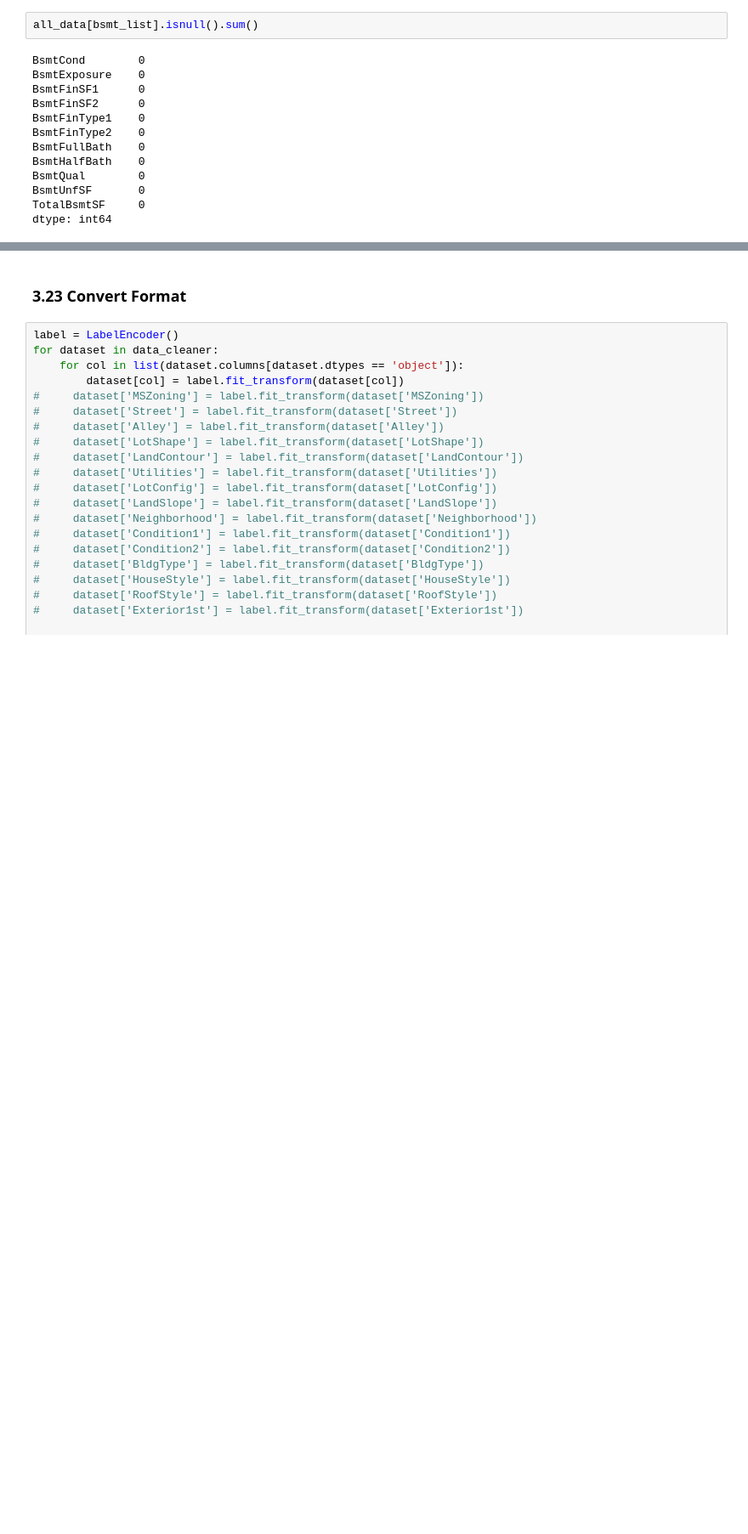
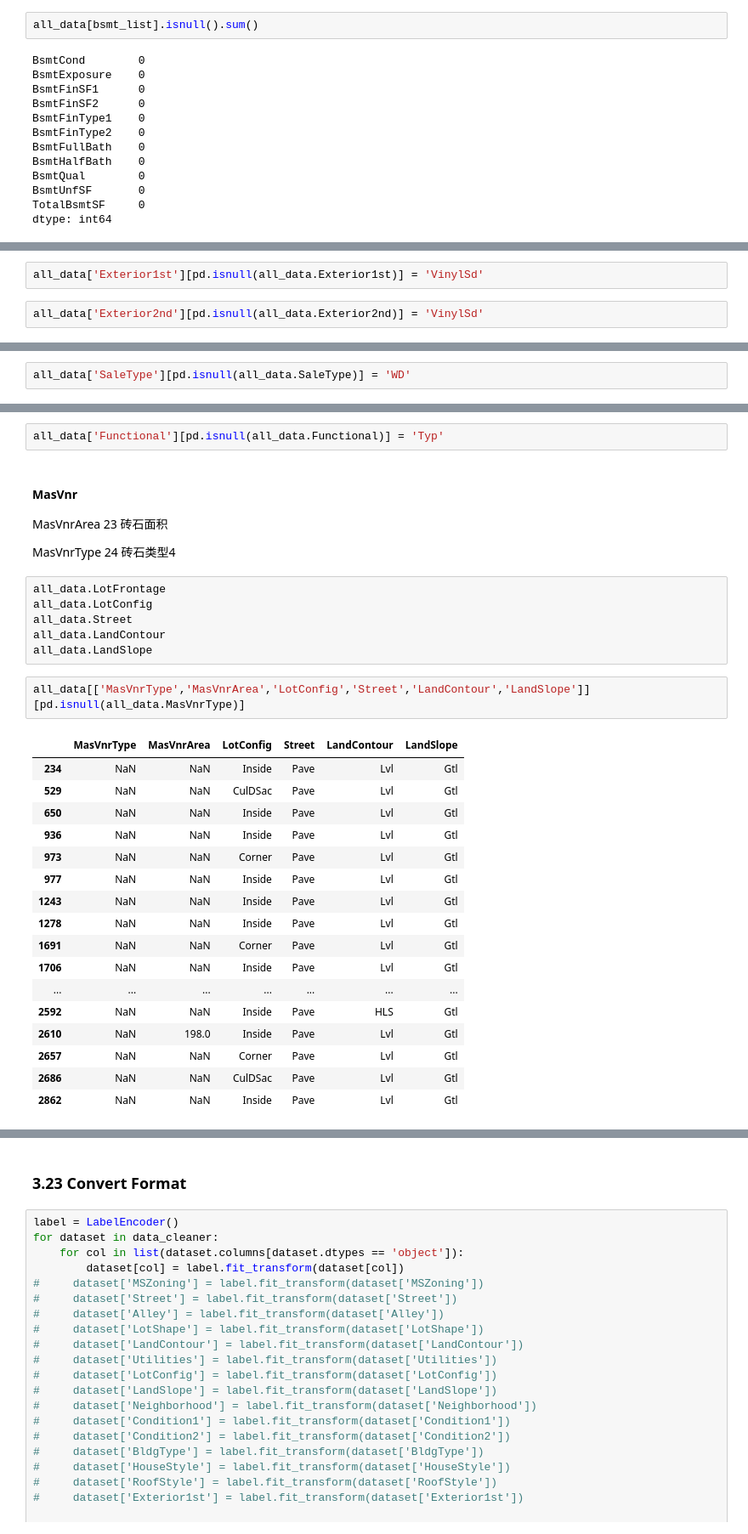
Before and after one commit to NemoHoHaloAi/Competition, a Jupyter notebook: kaggle/House-Prices/House Prices.ipynb, the cells around one changed output, grey strips where cells are left out. Shown at 85% size. Saved outputs shown, nothing was run; the diff lists cells and outputs as text; blank space fills up the shorter version.

```diff
--- a/kaggle/House-Prices/House Prices.ipynb
+++ b/kaggle/House-Prices/House Prices.ipynb
@@ -712,0 +900,4 @@ PoolQC          2909
+# %%
+all_data['Exterior1st'][pd.isnull(all_data.Exterior1st)] = 'VinylSd'
+# %%
+all_data['Exterior2nd'][pd.isnull(all_data.Exterior2nd)] = 'VinylSd'
@@ -712,0 +924,2 @@ PoolQC          2909
+# %%
+all_data['SaleType'][pd.isnull(all_data.SaleType)] = 'WD'
@@ -712,0 +940,33 @@ PoolQC          2909
+# %%
+all_data['Functional'][pd.isnull(all_data.Functional)] = 'Typ'
+# %% [markdown]
+#### MasVnr
+MasVnrArea 23 砖石面积
+
+MasVnrType 24 砖石类型4
+# %%
+all_data.LotFrontage
+all_data.LotConfig
+all_data.Street
+all_data.LandContour
+all_data.LandSlope
+# %%
+all_data[['MasVnrType','MasVnrArea','LotConfig','Street','LandContour','LandSlope']][pd.isnull(all_data.MasVnrType)]
+# %% [output]
+|  | MasVnrType | MasVnrArea | LotConfig | Street | LandContour | LandSlope |
+| 234 | NaN | NaN | Inside | Pave | Lvl | Gtl |
+| 529 | NaN | NaN | CulDSac | Pave | Lvl | Gtl |
+| 650 | NaN | NaN | Inside | Pave | Lvl | Gtl |
+| 936 | NaN | NaN | Inside | Pave | Lvl | Gtl |
+| 973 | NaN | NaN | Corner | Pave | Lvl | Gtl |
+| 977 | NaN | NaN | Inside | Pave | Lvl | Gtl |
+| 1243 | NaN | NaN | Inside | Pave | Lvl | Gtl |
+| 1278 | NaN | NaN | Inside | Pave | Lvl | Gtl |
+| 1691 | NaN | NaN | Corner | Pave | Lvl | Gtl |
+| 1706 | NaN | NaN | Inside | Pave | Lvl | Gtl |
+| ... | ... | ... | ... | ... | ... | ... |
+| 2592 | NaN | NaN | Inside | Pave | HLS | Gtl |
+| 2610 | NaN | 198.0 | Inside | Pave | Lvl | Gtl |
+| 2657 | NaN | NaN | Corner | Pave | Lvl | Gtl |
+| 2686 | NaN | NaN | CulDSac | Pave | Lvl | Gtl |
+| 2862 | NaN | NaN | Inside | Pave | Lvl | Gtl |
```
Also changed, not shown: parts of 56 cells of this notebook, 1 other file.
